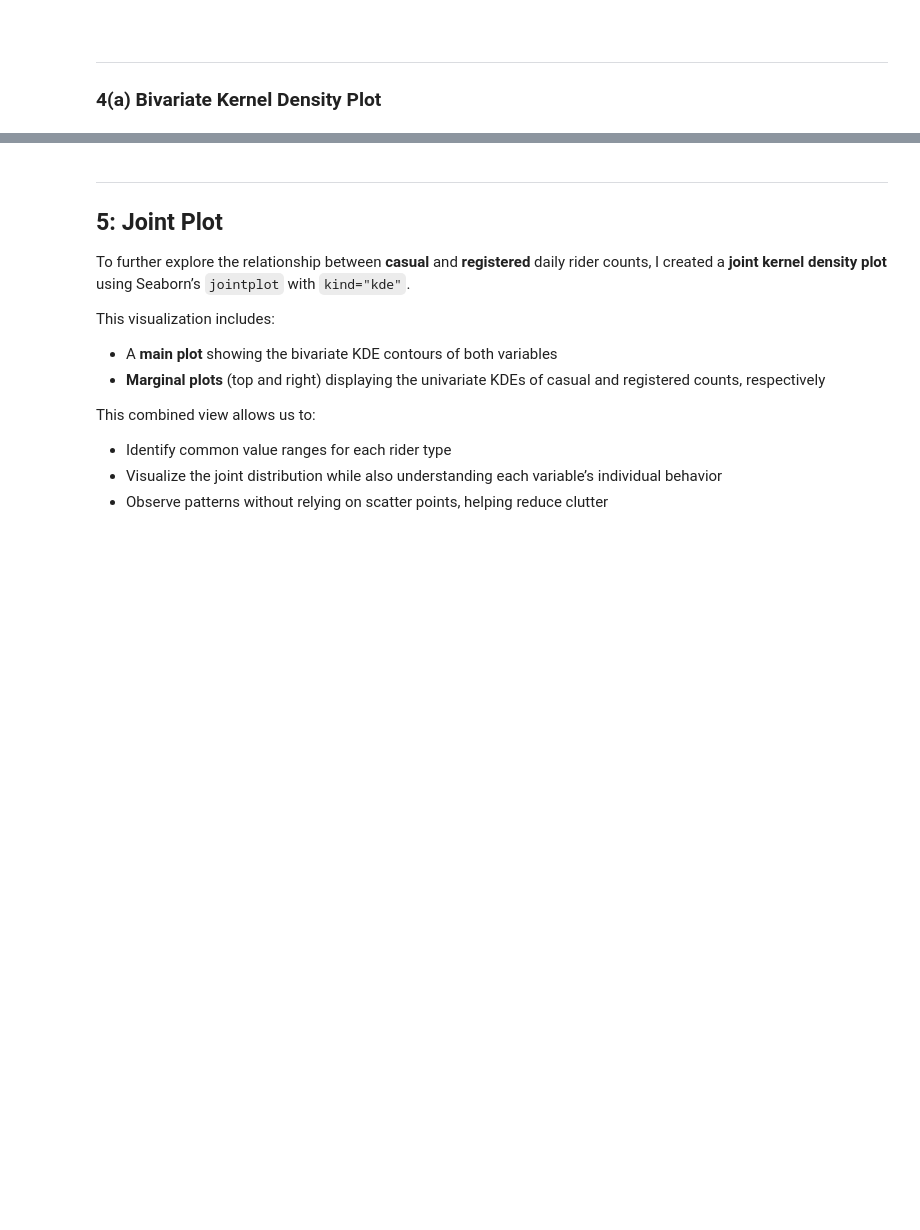
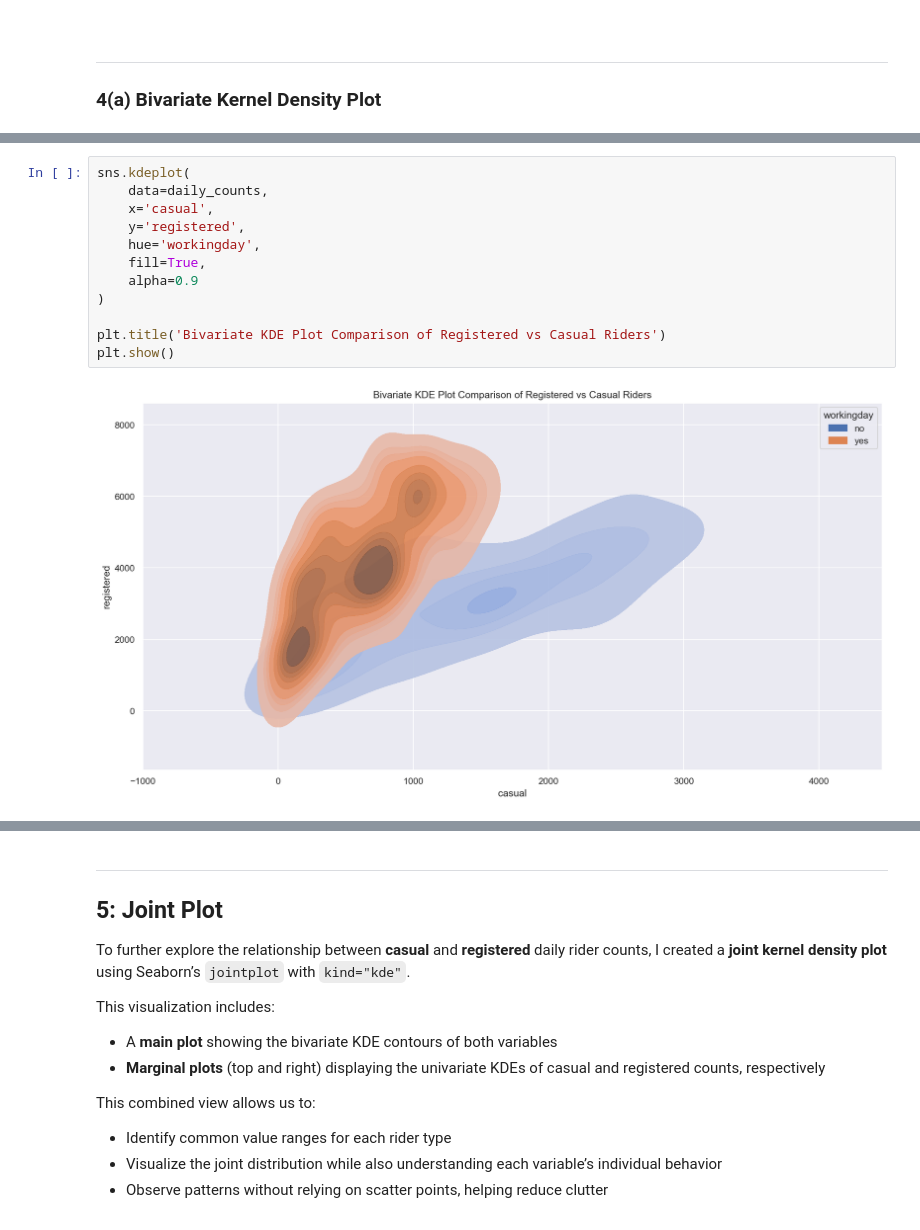
Before and after one commit to jad3ch3n/dc-bikeshare, a Jupyter notebook: bikeshare-analysis.ipynb, the cells around one changed output, grey strips where cells are left out. Cells and saved outputs as stored; diff of their text form; blank space fills up the shorter version.

Commit message:
Adjust bivariate kde plot contours

```diff
--- a/bikeshare-analysis.ipynb
+++ b/bikeshare-analysis.ipynb
@@ -438,3 +495,17 @@ Text(0.5, 1.0, 'KDE Plots of Registered vs Casual Riders')
+# %%
+sns.kdeplot(
+    data=daily_counts,
+    x='casual',
+    y='registered',
+    hue='workingday',
+    fill=True,
+    alpha=0.9
+)
+
+plt.title('Bivariate KDE Plot Comparison of Registered vs Casual Riders')
+plt.show()
+# %% [output]
+[figure, added]
 # %% [markdown]
 <br>
 
```
Also changed, not shown: parts of 24 cells of this notebook.
